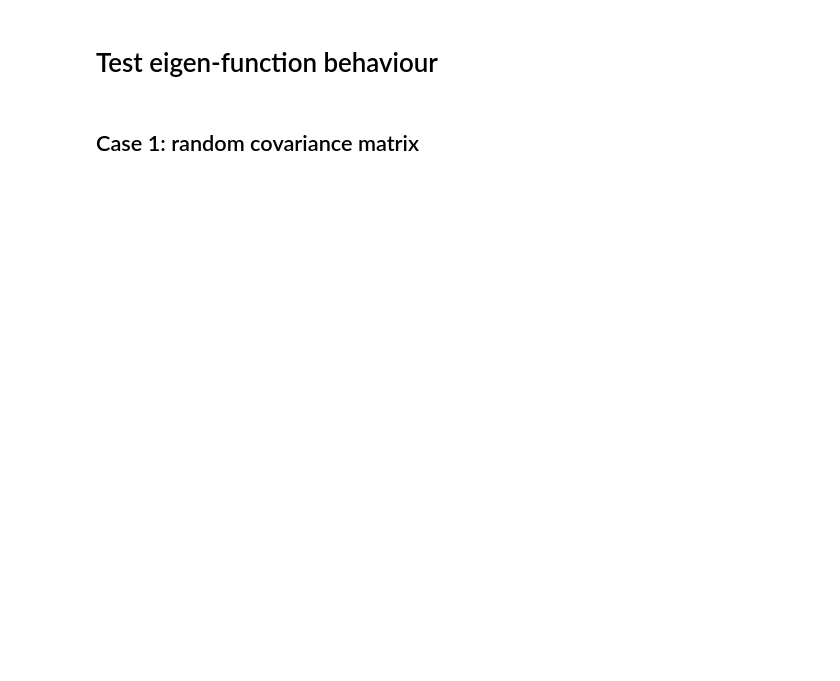
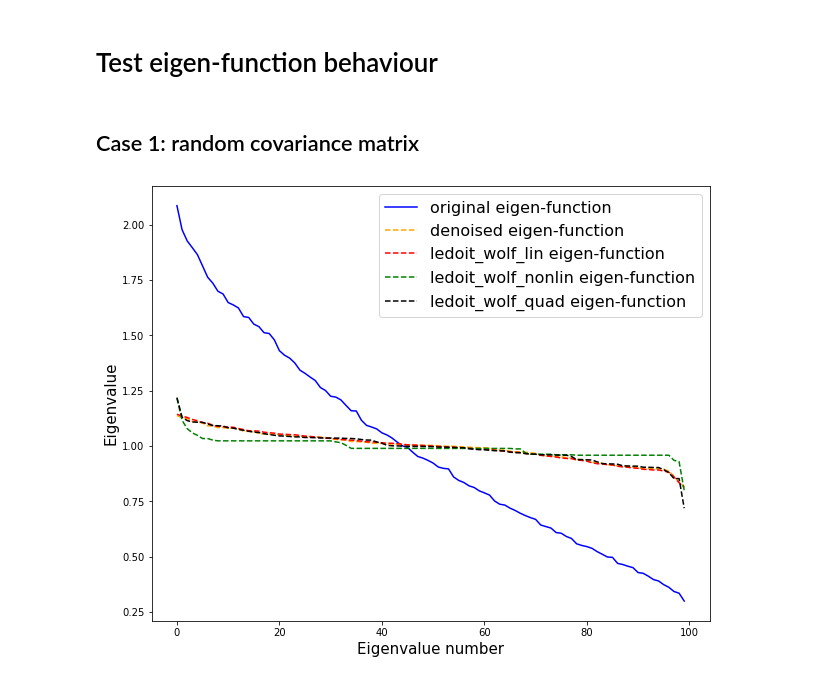
Before and after one commit to meawing/Applications_of_Random_Matrix_Theory, a Jupyter notebook: test_eigen_function.ipynb, the cells around one changed output. Cells and saved outputs as stored; diff of their text form; code cells hidden in the pictures; blank space fills up the shorter version.

```diff
--- a/test_eigen_function.ipynb
+++ b/test_eigen_function.ipynb
@@ -29,4 +30,4 @@ def eigh_decompose(matrix):
 # %%
 # generate random matrix
 # T / N = 10
-X = np.random.normal(size=(1000, 100))
+X = np.random.normal(size=(500, 100))
@@ -32,0 +39,28 @@ X = np.random.normal(size=(1000, 100))
+# %%
+l = laloux(sample, T)
+lw1 = ledoit_wolf_lin(X, d=True)
+lw2 = ledoit_wolf_nonlin(sample, T)
+lw3 = ledoit_wolf_quad(sample, T)
+# %%
+eigenVal0, eigenVec0 = eigh_decompose(sample)
+eigenVal_l, eigenVec_l = eigh_decompose(l)
+eigenVal_lw1, eigenVec_lw1 = eigh_decompose(lw1)
+eigenVal_lw2, eigenVec_lw2 = eigh_decompose(lw2)
+eigenVal_lw3, eigenVec_lw3 = eigh_decompose(lw3)
+# %%
+plt.figure(figsize=(10, 8))
+plt.ylabel('Eigenvalue', fontsize=15)
+plt.xlabel('Eigenvalue number', fontsize=15)
+
+ax1 = pd.Series((np.diag(eigenVal0))).plot(color='blue',  label='original eigen-function')
+pd.Series((np.diag(eigenVal_l))).plot(color='orange', linestyle='dashed', label='denoised eigen-function')
+pd.Series((np.diag(eigenVal_lw1))).plot(color='red', linestyle='dashed', label='ledoit_wolf_lin eigen-function')
+pd.Series((np.diag(eigenVal_lw2))).plot(color='green', linestyle='dashed', label='ledoit_wolf_nonlin eigen-function')
+pd.Series((np.diag(eigenVal_lw3))).plot(color='black', linestyle='dashed', label='ledoit_wolf_quad eigen-function')
+
+ax1.get_legend_handles_labels()
+
+plt.legend(loc=1, prop={'size': 16})
+plt.show()
+# %% [output]
+[figure, added]
```
Also changed, not shown: parts of 17 cells of this notebook, 3 other files.
